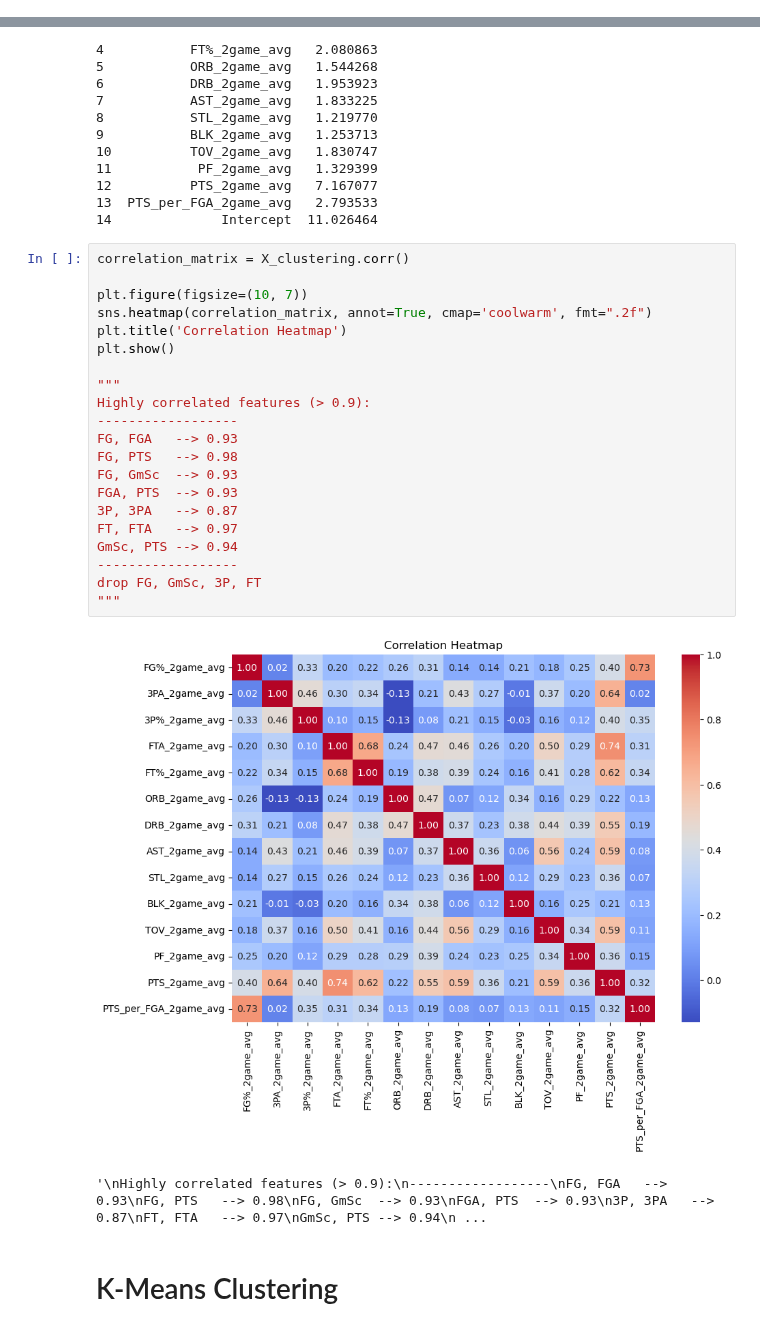
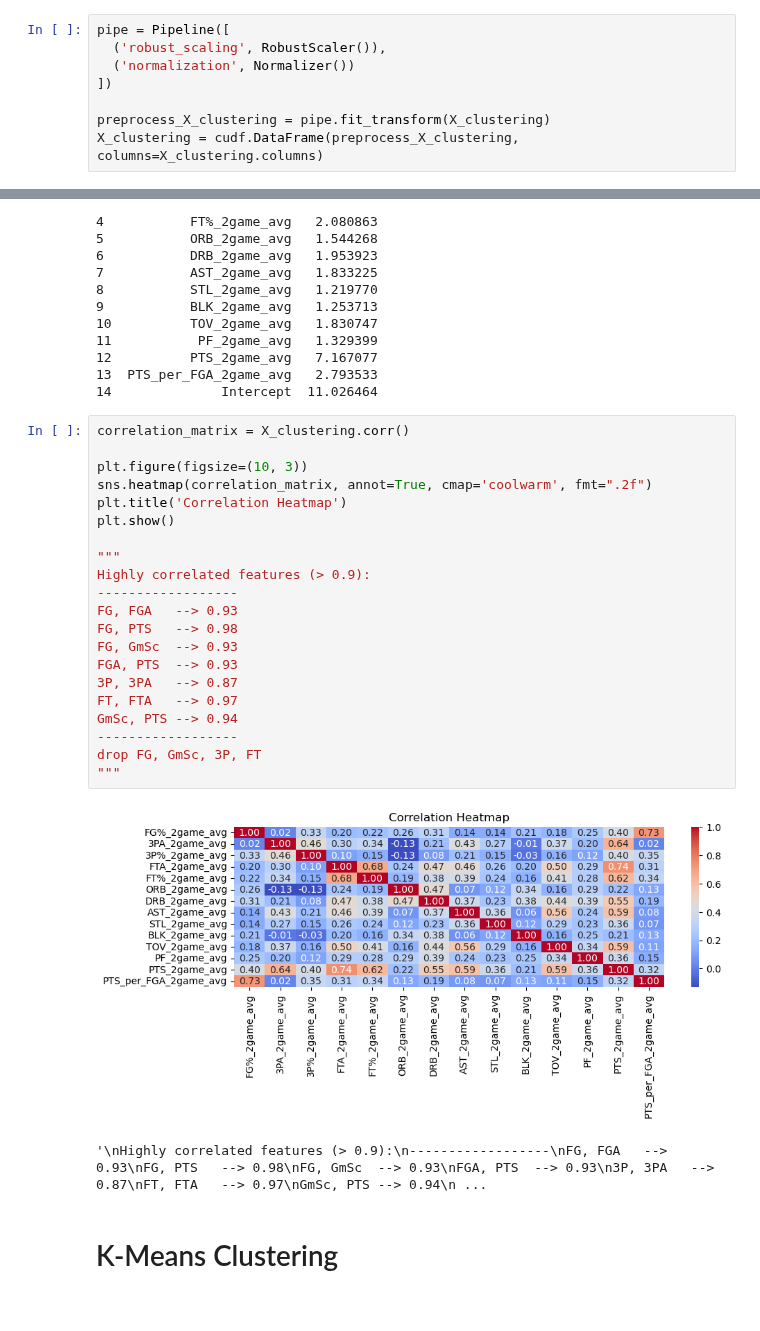
Before and after one commit to sammig6i/NBA-Fantasy-Points-Prediction, a Jupyter notebook: notebooks/clustering.ipynb, the cells around one changed output, grey strips where cells are left out. Drawn from its saved outputs; the diff is of its cells as text.

Commit message:
KMeans clustering with cuML

```diff
--- a/notebooks/clustering.ipynb
+++ b/notebooks/clustering.ipynb
@@ -158,3 +162,11 @@ PTS_2game_avg            0
 GmSc_2game_avg           0
 PTS_per_FGA_2game_avg    0
 dtype: int64
+# %%
+pipe = Pipeline([
+  ('robust_scaling', RobustScaler()),
+  ('normalization', Normalizer())
+])
+
+preprocess_X_clustering = pipe.fit_transform(X_clustering)
+X_clustering = cudf.DataFrame(preprocess_X_clustering, columns=X_clustering.columns)
@@ -204,26 +218,26 @@ print(vif)
 # %%
 correlation_matrix = X_clustering.corr()
 
-plt.figure(figsize=(10, 7))
+plt.figure(figsize=(10, 3))
 sns.heatmap(correlation_matrix, annot=True, cmap='coolwarm', fmt=".2f")
 plt.title('Correlation Heatmap')
 plt.show()
 
 """
 Highly correlated features (> 0.9):
 ------------------
 FG, FGA   --> 0.93
 FG, PTS   --> 0.98
 FG, GmSc  --> 0.93
 FGA, PTS  --> 0.93
 3P, 3PA   --> 0.87
 FT, FTA   --> 0.97
 GmSc, PTS --> 0.94
 ------------------
 drop FG, GmSc, 3P, FT
 """
 # %% [output]
-[figure, old version]
+[figure, new version]
 '\nHighly correlated features (> 0.9):\n------------------\nFG, FGA   --> 0.93\nFG, PTS   --> 0.98\nFG, GmSc  --> 0.93\nFGA, PTS  --> 0.93\n3P, 3PA   --> 0.87\nFT, FTA   --> 0.97\nGmSc, PTS --> 0.94\n ...
 # %% [markdown]
 # K-Means Clustering
```
Also changed, not shown: parts of 24 cells of this notebook.
